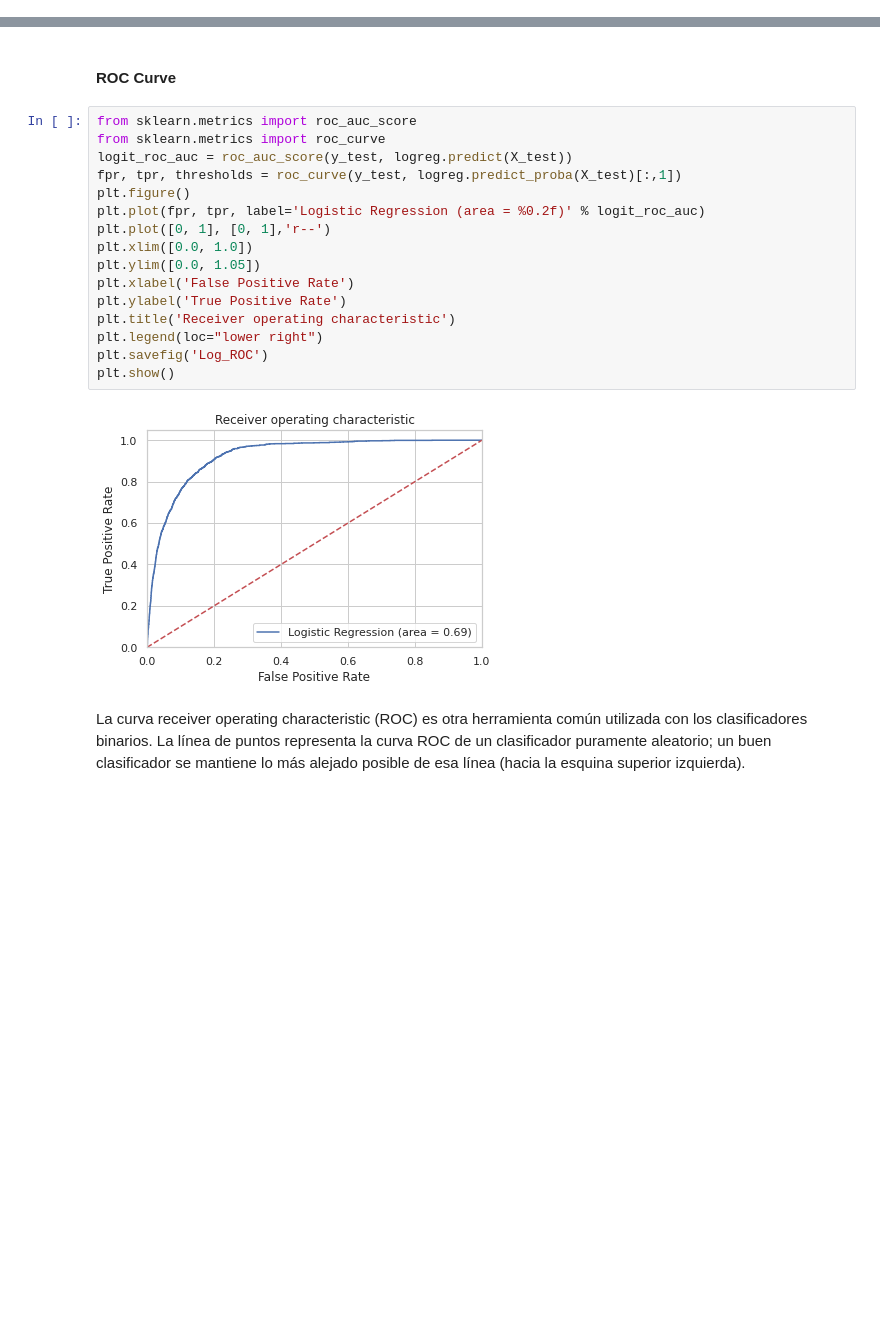
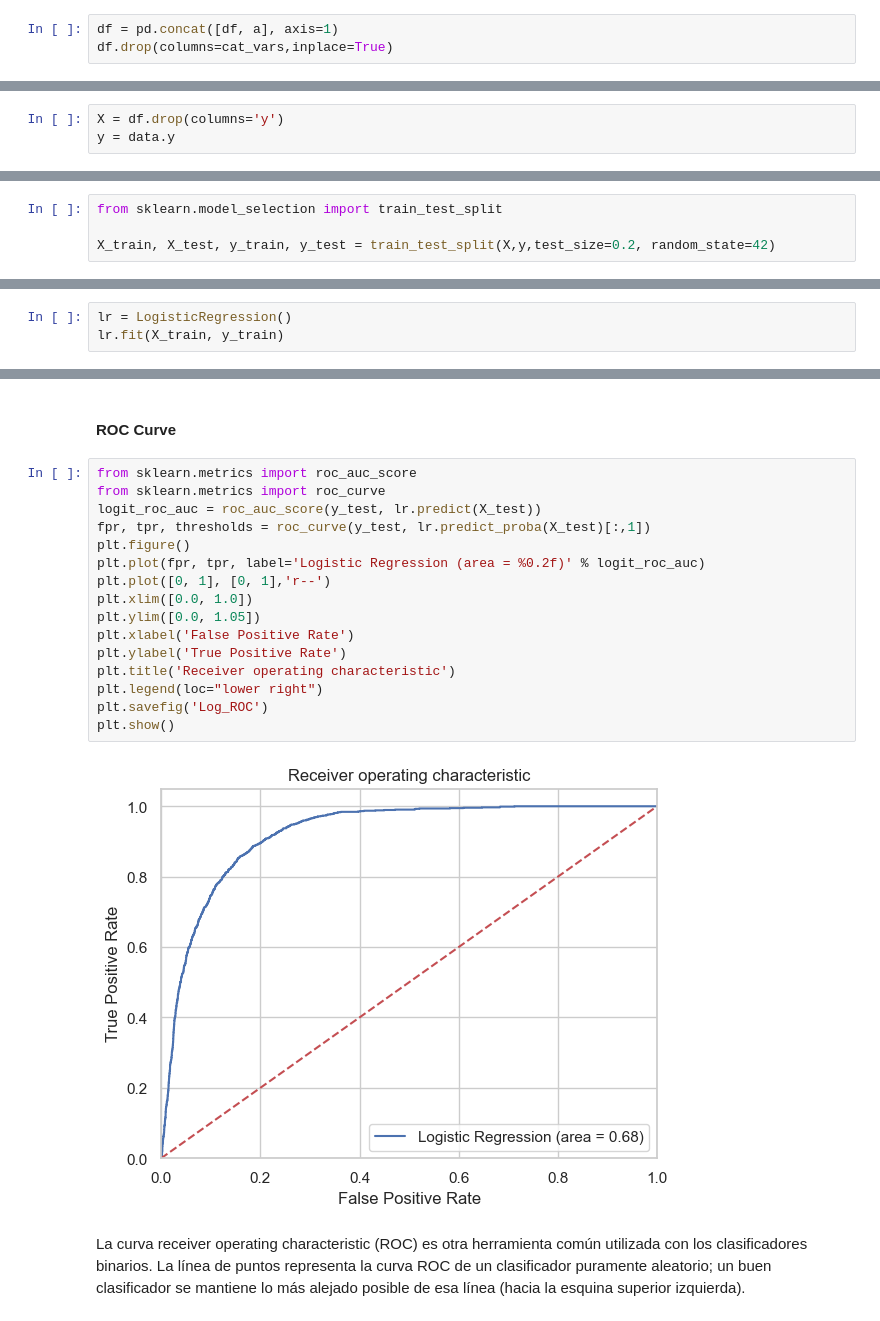
Before and after one commit to abdonrb/DS102024, a Jupyter notebook: 3-MachineLearning/2-Supervisado/1-Clasificacion/Ejercicio/ejercicios.ipynb, the cells around one changed output, grey strips where cells are left out. Drawn from its saved outputs; the diff is of its cells as text; blank space fills up the shorter version.

```diff
--- a/3-MachineLearning/2-Supervisado/1-Clasificacion/Ejercicio/ejercicios.ipynb
+++ b/3-MachineLearning/2-Supervisado/1-Clasificacion/Ejercicio/ejercicios.ipynb
@@ -201,8 +208,21 @@ cat_vars=['job','marital','education','default','housing','loan','contact','mont
 # %% [markdown]
 - Guardar las demás variables en un dataframe
+# %%
+df = pd.concat([df, a], axis=1)
+df.drop(columns=cat_vars,inplace=True)
 # %% [markdown]
 - Separar las variables en matriz **X** y vector **y**
+# %%
+X = df.drop(columns='y')
+y = data.y
 # %% [markdown]
 - Separar los datos en train y test
+# %%
+from sklearn.model_selection import train_test_split
+
+X_train, X_test, y_train, y_test = train_test_split(X,y,test_size=0.2, random_state=42)
 # %% [markdown]
 - Ajustar la regresión logística
+# %%
+lr = LogisticRegression()
+lr.fit(X_train, y_train)
@@ -224,21 +283,21 @@ from sklearn.metrics import classification_report
 # %%
 from sklearn.metrics import roc_auc_score
 from sklearn.metrics import roc_curve
-logit_roc_auc = roc_auc_score(y_test, logreg.predict(X_test))
-fpr, tpr, thresholds = roc_curve(y_test, logreg.predict_proba(X_test)[:,1])
+logit_roc_auc = roc_auc_score(y_test, lr.predict(X_test))
+fpr, tpr, thresholds = roc_curve(y_test, lr.predict_proba(X_test)[:,1])
 plt.figure()
 plt.plot(fpr, tpr, label='Logistic Regression (area = %0.2f)' % logit_roc_auc)
 plt.plot([0, 1], [0, 1],'r--')
 plt.xlim([0.0, 1.0])
 plt.ylim([0.0, 1.05])
 plt.xlabel('False Positive Rate')
 plt.ylabel('True Positive Rate')
 plt.title('Receiver operating characteristic')
 plt.legend(loc="lower right")
 plt.savefig('Log_ROC')
 plt.show()
 # %% [output]
-[figure, old version]
+[figure, new version]
 # %% [markdown]
 La curva receiver operating characteristic (ROC) es otra herramienta común utilizada con los clasificadores binarios. La línea de puntos representa la curva ROC de un clasificador puramente aleatorio; un buen clasificador se mantiene lo más alejado posible de esa línea (hacia la esquina superior izquierda).
 # %% [markdown]
```
Also changed, not shown: parts of 25 cells of this notebook, 1 other file.
